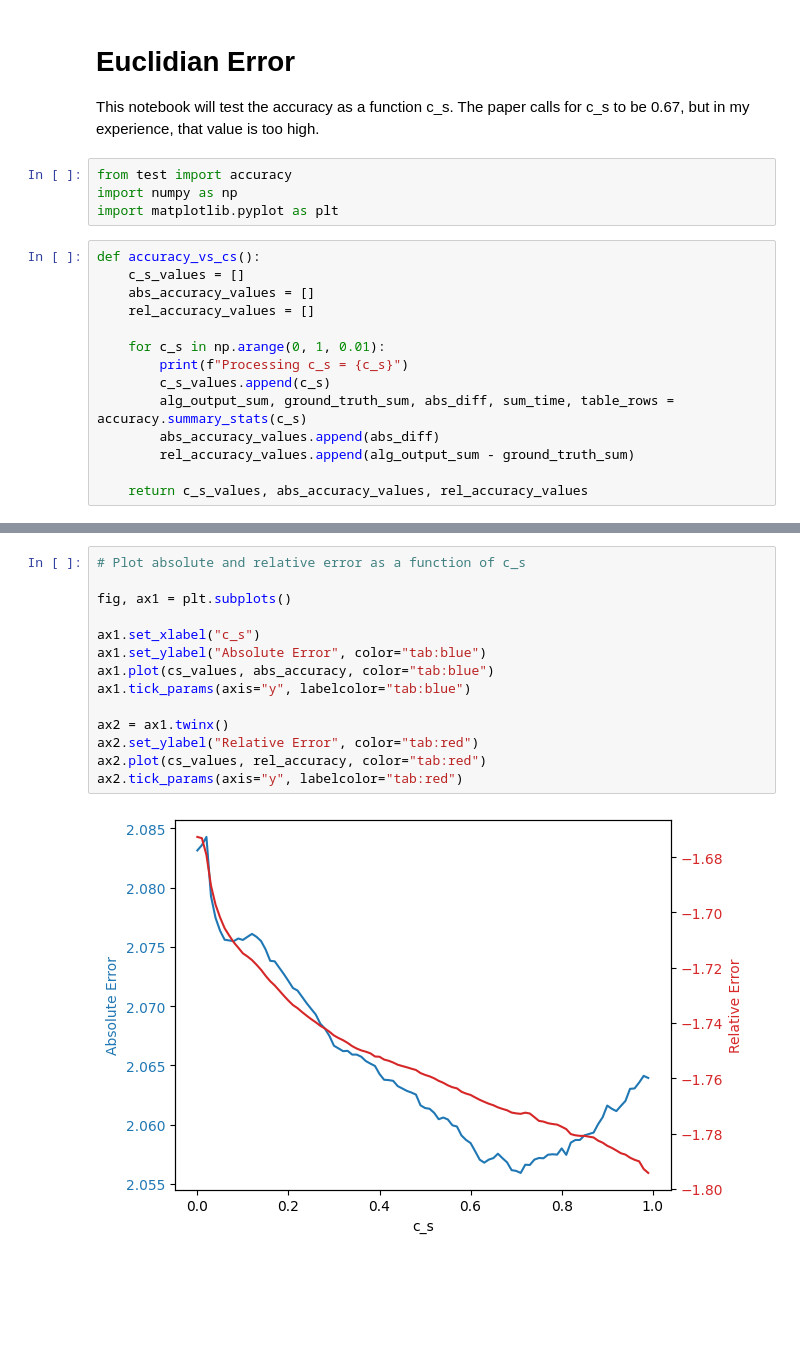
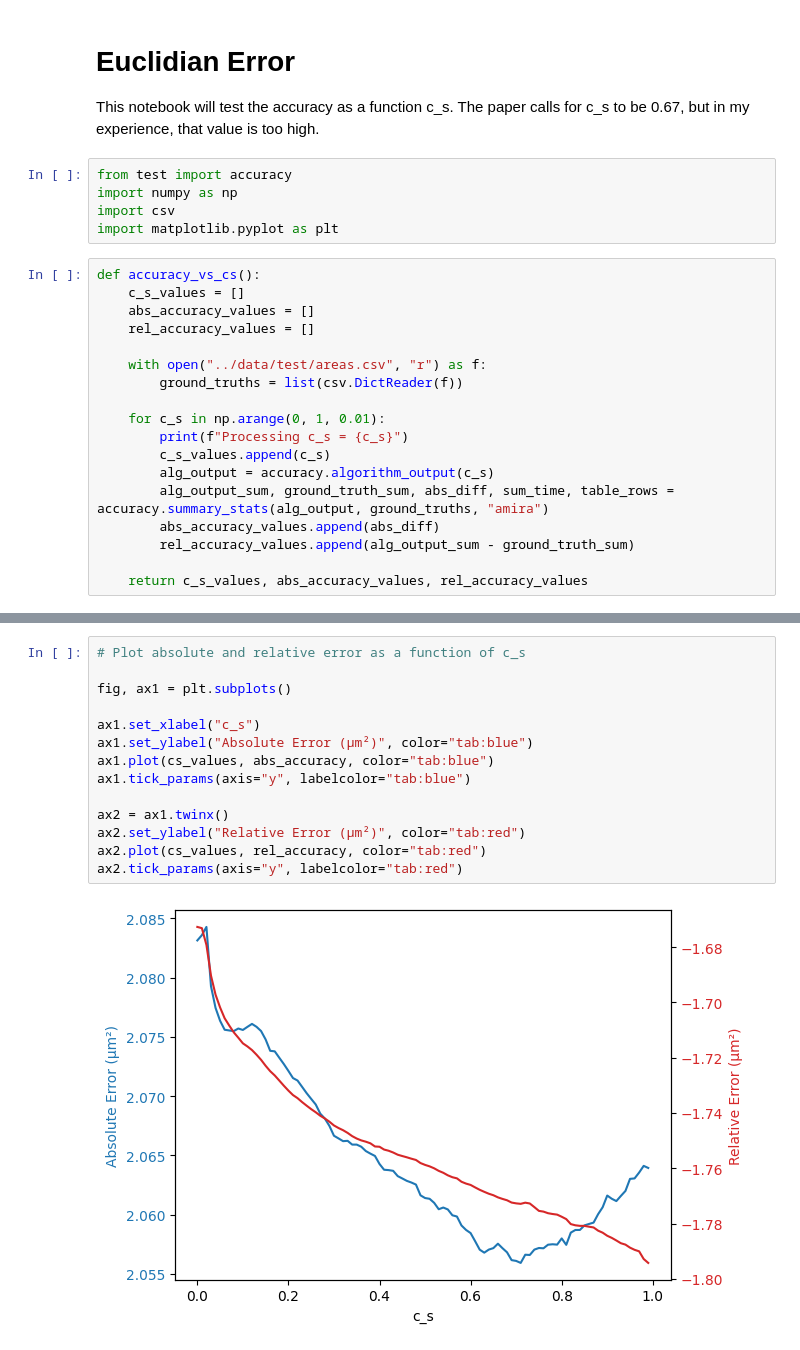
Before and after one commit to AlexanderJCS/3D-Pancake, a Jupyter notebook: accuracy_experiments/euclidian_error.ipynb, the cells around one changed output, grey strips where cells are left out. Saved outputs shown, nothing was run; the diff lists cells and outputs as text; blank space fills up the shorter version.

Commit message:
update euclidian error code for the new accuracy code

```diff
--- a/accuracy_experiments/euclidian_error.ipynb
+++ b/accuracy_experiments/euclidian_error.ipynb
@@ -5,6 +5,7 @@ This notebook will test the accuracy as a function c_s. The paper calls for c_s
 # %%
 from test import accuracy
 import numpy as np
+import csv
 import matplotlib.pyplot as plt
 # %%
 def accuracy_vs_cs():
@@ -12,10 +13,14 @@ def accuracy_vs_cs():
     abs_accuracy_values = []
     rel_accuracy_values = []
 
+    with open("../data/test/areas.csv", "r") as f:
+        ground_truths = list(csv.DictReader(f))
+
     for c_s in np.arange(0, 1, 0.01):
         print(f"Processing c_s = {c_s}")
         c_s_values.append(c_s)
-        alg_output_sum, ground_truth_sum, abs_diff, sum_time, table_rows = accuracy.summary_stats(c_s)
+        alg_output = accuracy.algorithm_output(c_s)
+        alg_output_sum, ground_truth_sum, abs_diff, sum_time, table_rows = accuracy.summary_stats(alg_output, ground_truths, "amira")
         abs_accuracy_values.append(abs_diff)
         rel_accuracy_values.append(alg_output_sum - ground_truth_sum)
 
@@ -43,16 +48,16 @@ Processing c_s = 0.99
 # %%
 # Plot absolute and relative error as a function of c_s
 
 fig, ax1 = plt.subplots()
 
 ax1.set_xlabel("c_s")
-ax1.set_ylabel("Absolute Error", color="tab:blue")
+ax1.set_ylabel("Absolute Error (μm²)", color="tab:blue")
 ax1.plot(cs_values, abs_accuracy, color="tab:blue")
 ax1.tick_params(axis="y", labelcolor="tab:blue")
 
 ax2 = ax1.twinx()
-ax2.set_ylabel("Relative Error", color="tab:red")
+ax2.set_ylabel("Relative Error (μm²)", color="tab:red")
 ax2.plot(cs_values, rel_accuracy, color="tab:red")
 ax2.tick_params(axis="y", labelcolor="tab:red")
 # %% [output]
-[figure, old version]
+[figure, new version]
```
